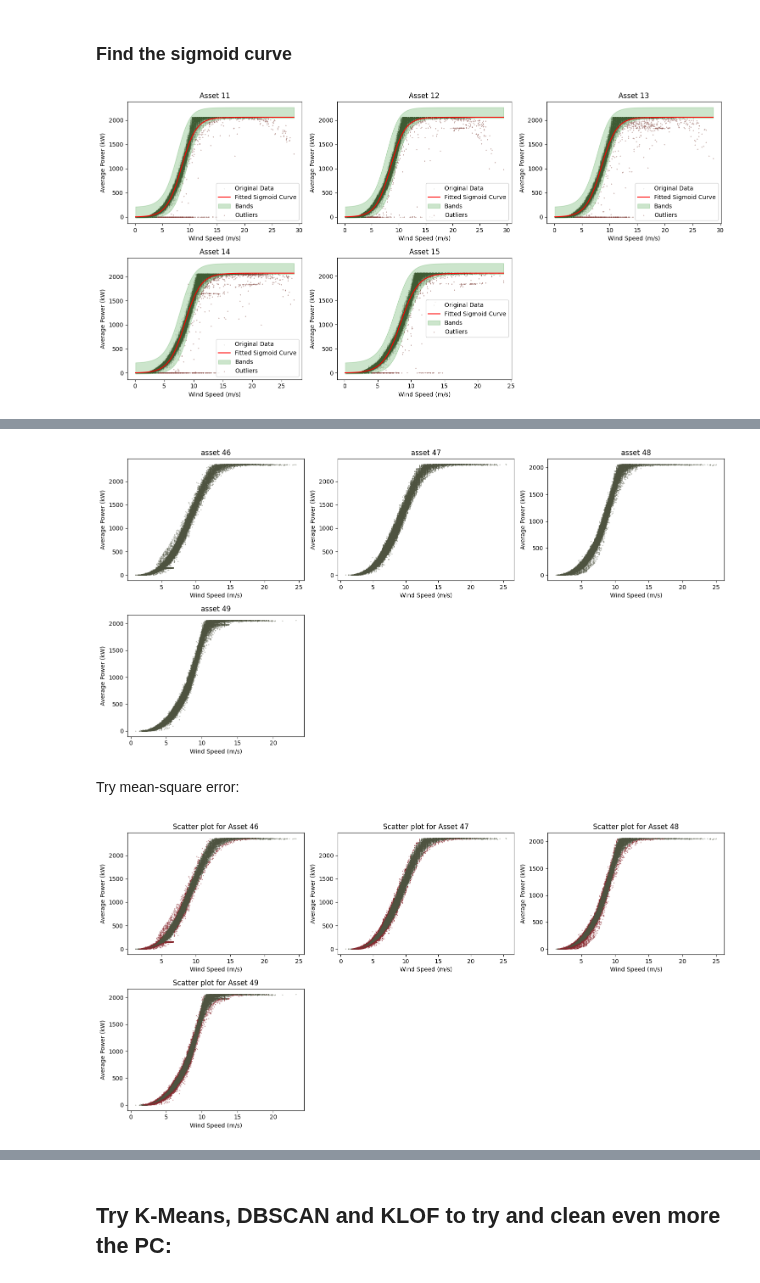
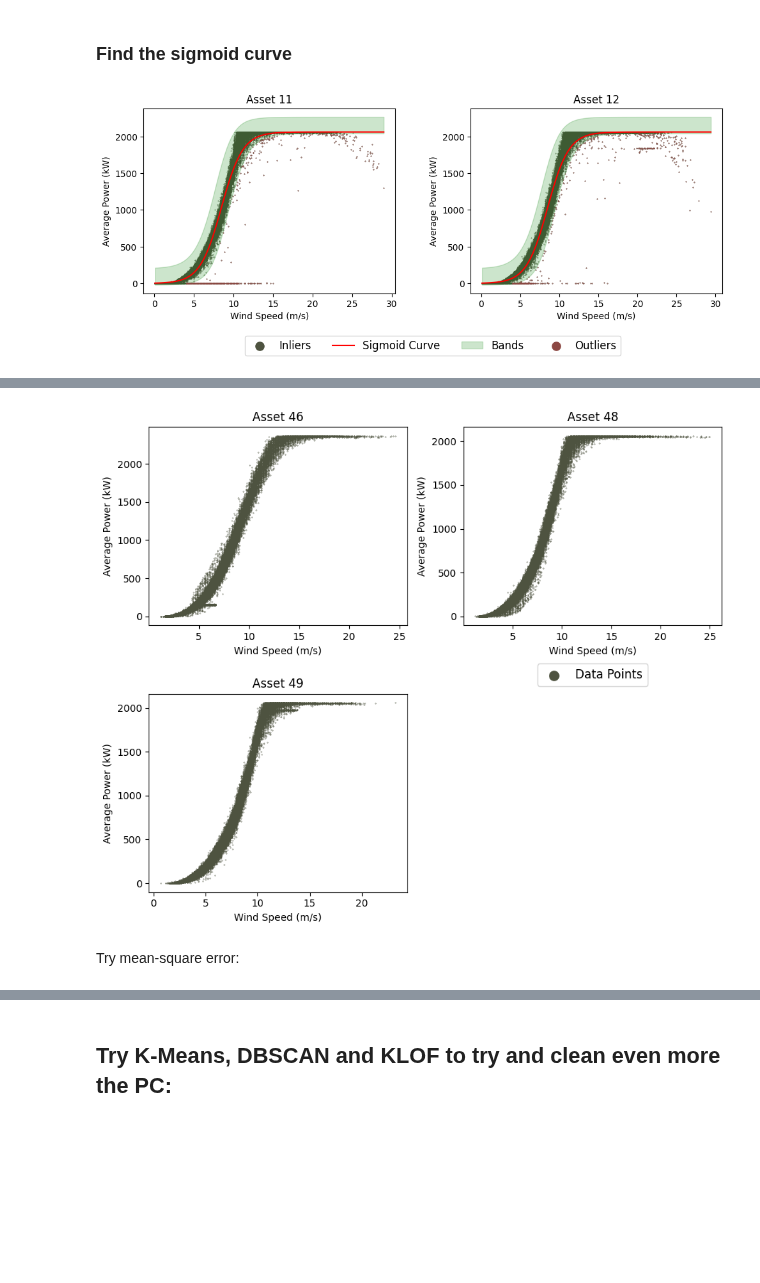
Before and after one commit to sarabreu/thesis_dev, a Jupyter notebook: 1_data_analysis_and_preproc/wind.ipynb, the cells around one changed output, grey strips where cells are left out. Drawn from its saved outputs; the diff is of its cells as text; code cells hidden in the pictures; blank space fills up the shorter version.

```diff
--- a/1_data_analysis_and_preproc/wind.ipynb
+++ b/1_data_analysis_and_preproc/wind.ipynb
@@ -201,7 +202,7 @@ for i, column in enumerate(subset.columns):
     axs[row_index, col_index].hist(subset[column], bins=30, color='#697268', edgecolor='#444a44')
     axs[row_index, col_index].set_xlabel(column_names[i])
     axs[row_index, col_index].set_ylabel('Frequency')
-    axs[row_index, col_index].set_title(f'Histogram of {column}')
+    axs[row_index, col_index].set_title(f'{column}')
     axs[row_index, col_index].grid(False)
 
 plt.tight_layout()
@@ -430,9 +419,9 @@ test the DBSCAN method to identify outliers:
 eps = 0.3
 min_samples = 5
 
-n_plots = 5
+n_plots = 2
 
-plt.figure(figsize=(n_plots*3, n_plots*1.5))
+plt.figure(figsize=(n_plots*5, n_plots*2.25))
 
 # Iterate over the first 5 assets
 for plot, asset_id in enumerate(df_wind['asset_id'].unique()[:n_plots], start=1):
@@ -454,17 +443,21 @@ for plot, asset_id in enumerate(df_wind['asset_id'].unique()[:n_plots], start=1)
     # Print the number of outliers
     print(f"Number of outliers for Asset {asset_id}:", len(outliers))
 
-    plt.subplot(2, 3, plot)
+    plt.subplot(1, 2, plot)
 
     # Plot the data with the outliers highlighted
-    plt.scatter(filtered_data['wind_speed'], filtered_data['power_average'], c=labels, label = "Remaining Points" , s=0.1)
-    plt.scatter(filtered_data.iloc[outliers, 0], filtered_data.iloc[outliers, 1], c="#8C4843", marker="x", label = "Outlier",s=1)
-    plt.title(f'DBSCAN Clustering for Asset {asset_id}')
+    plt.scatter(filtered_data['wind_speed'], filtered_data['power_average'], c='#4E5340', label = "Inliers" , s=0.1)
+    plt.scatter(filtered_data.iloc[outliers, 0], filtered_data.iloc[outliers, 1], c="#88292F", marker="x", s=0.1)
+    plt.title(f'Asset {asset_id}')
     plt.xlabel('Wind Speed (m/s)')
     plt.ylabel('Average Power (kW)')
 
+    if plot == 1:
+        plt.legend(['Inliers', 'Outliers'], loc='lower center', bbox_to_anchor=(1.15, -0.35), prop={'size': 12}, markerscale=30, ncol = 2)
+
 # Adjust layout and show plot
 plt.tight_layout()
+plt.subplots_adjust(wspace=0.3)
 plt.show()
 # %% [output]
 Number of outliers for Asset 11: 2911
@@ -484,14 +474,13 @@ def sigmoid(x, L, k, x0):
 def sigmoid_derivative(x, L, k, x0):
     return (L * k * np.exp(-k * (x - x0))) / ((1 + np.exp(-k * (x - x0))) ** 2)
 # %%
-# Prepare the data for the first 5 assets
-assets = df_wind["asset_id"].unique()[:5]  # Select the first 5 assets
+assets = df_wind["asset_id"].unique()[:2]  # Select the first 5 assets
 n_plots = len(assets)
 # Create a subplot grid with 2 rows and 3 columns
-plt.figure(figsize=(n_plots*3, n_plots*1.5))
+plt.figure(figsize=(n_plots*5, n_plots*2.25))
 
 for i, asset_id in enumerate(assets, 1):
-    plt.subplot(2, 3, i)
+    plt.subplot(1, 2, i)
 
     df_wind_sigmoid = df_wind[df_wind["asset_id"] == asset_id]
     wind_speed = df_wind_sigmoid['wind_speed']
@@ -517,37 +506,41 @@ for i, asset_id in enumerate(assets, 1):
 
     # Calculate upper and lower bands
     upper_band = y_fit + band_width + max(power) * 0.1
     lower_band = y_fit - (band_width + max(power)*0.01)
 
     upper_band_interp = interp1d(x_fit, upper_band)(wind_speed)
     lower_band_interp = interp1d(x_fit, lower_band)(wind_speed)
 
     # Identify outliers outside the interpolated bands
     outliers = (power > upper_band_interp) | (power < lower_band_interp)
 
     # Plot the original data points
-    plt.scatter(wind_speed, power, label='Original Data', s=0.01, color='#4E5340')
+    plt.scatter(wind_speed, power, label='Inliers', s=0.1, color='#4E5340')
 
     # Plot the fitted sigmoid curve
-    plt.plot(x_fit, y_fit, color='red', label='Fitted Sigmoid Curve')
+    plt.plot(x_fit, y_fit, color='red', label='Sigmoid Curve')
 
     # Plot the upper and lower bands
     plt.fill_between(x_fit, upper_band, lower_band, color='green', alpha=0.2, label='Bands')
 
     # Highlight outliers
     plt.scatter(wind_speed[outliers], power[outliers], color='#8C4843', label='Outliers', s=0.1)
 
     # Add labels and legend
     plt.xlabel('Wind Speed (m/s)')
     plt.ylabel('Average Power (kW)')
     plt.title(f'Asset {asset_id}')
-    plt.legend()
+
+    if i == 1:
+        # Place the legend under the 5th plot
+        plt.legend(loc='upper center', bbox_to_anchor=(1.15, -0.2), prop={'size': 12}, ncol=5, markerscale = 30)
 
 # Adjust layout
 plt.tight_layout()
+plt.subplots_adjust(wspace=0.3)
 plt.show()
 # %% [output]
-[figure, old version]
+[figure, new version]
 # %%
 # Initialize an empty DataFrame to store the filtered data
 filtered_data = pd.DataFrame()
@@ -609,31 +602,31 @@ df_wind.head()
 | 4 | 11 | 2021-01-01 00:40:00 | 8.1 | 296.0 | 625.0 | 14.64 | -2.0 | ... |
 # %%
 plot = 1
-assets = df_wind["asset_id"].unique()[32:36]
-n_plots = 5
-plt.figure(figsize=(n_plots*3, n_plots*1.5))
+assets = [46, 48, 49]
+n_plots = 3
+plt.figure(figsize=(n_plots*3, n_plots*2.5))
 for asset, subset in df_wind[df_wind["asset_id"].isin(assets)].groupby("asset_id"):
-    plt.subplot(2, 3, plot)
-    plt.title(f"asset {asset}")
+    plt.subplot(2, 2, plot)
+    plt.title(f"Asset {asset}")
     plt.xlabel('Wind Speed (m/s)')
     plt.ylabel('Average Power (kW)')
     plt.scatter(subset["wind_speed"], subset["power_average"], c="#4E5340", s=0.1)
+    if plot == 2:
+        plt.legend(['Data Points'], loc='center', bbox_to_anchor=(0.5, -0.25), prop={'size': 12}, markerscale=30, ncol = 1)
     plot += 1
 plt.tight_layout()
 plt.show()
 # %% [output]
-[figure, old version]
+[figure, new version]
 # %% [markdown]
 Try mean-square error:
 # %%
+# Create an empty list to store outliers for each asset
 # Create an empty list to store outliers for each asset
 outliers_list = []
 
-assets = df_wind["asset_id"].unique()[32:36]
-
-n_plots = 5
-
-plt.figure(figsize=(n_plots*3, n_plots*1.5))
+# Filter assets with IDs 46, 48, and 49
+assets = df_wind[df_wind["asset_id"].isin([46, 48, 49])]
 
 # Group the data by wind speed intervals
 wind_speed_intervals = pd.cut(df_wind['wind_speed'], bins=np.arange(0, df_wind['wind_speed'].max() + 0.1, 0.1))
@@ -659,23 +652,3 @@ for (wind_speed_interval, asset_id), group_df in grouped_df:
 
 # Plot the data points with outliers in a different color
 inliers_df = df_wind.drop(pd.concat(outliers_list).index)
-
-# Iterate over the selected assets
-for i, asset_id in enumerate(assets, 1):
-    plt.subplot(2, 3, i)
-    asset_inliers = inliers_df[inliers_df["asset_id"] == asset_id]
-    asset_outliers = pd.concat([outliers[outliers["asset_id"] == asset_id] for outliers in outliers_list])
-
-    plt.scatter(asset_inliers["wind_speed"], asset_inliers["power_average"], c="#4E5340", s=0.1)
-    plt.scatter(asset_outliers["wind_speed"], asset_outliers["power_average"], c="#88292F", s=0.1, marker="x")
-
-    plt.title(f'Scatter plot for Asset {asset_id}')
-    plt.xlabel('Wind Speed (m/s)')
-    plt.ylabel('Average Power (kW)')
-    #plt.legend(['Inliers', 'Outliers'])
-
-# Adjust layout and show plot
-plt.tight_layout()
-plt.show()
-# %% [output]
-[figure, removed]
```
Also changed, not shown: parts of 26 cells of this notebook.
